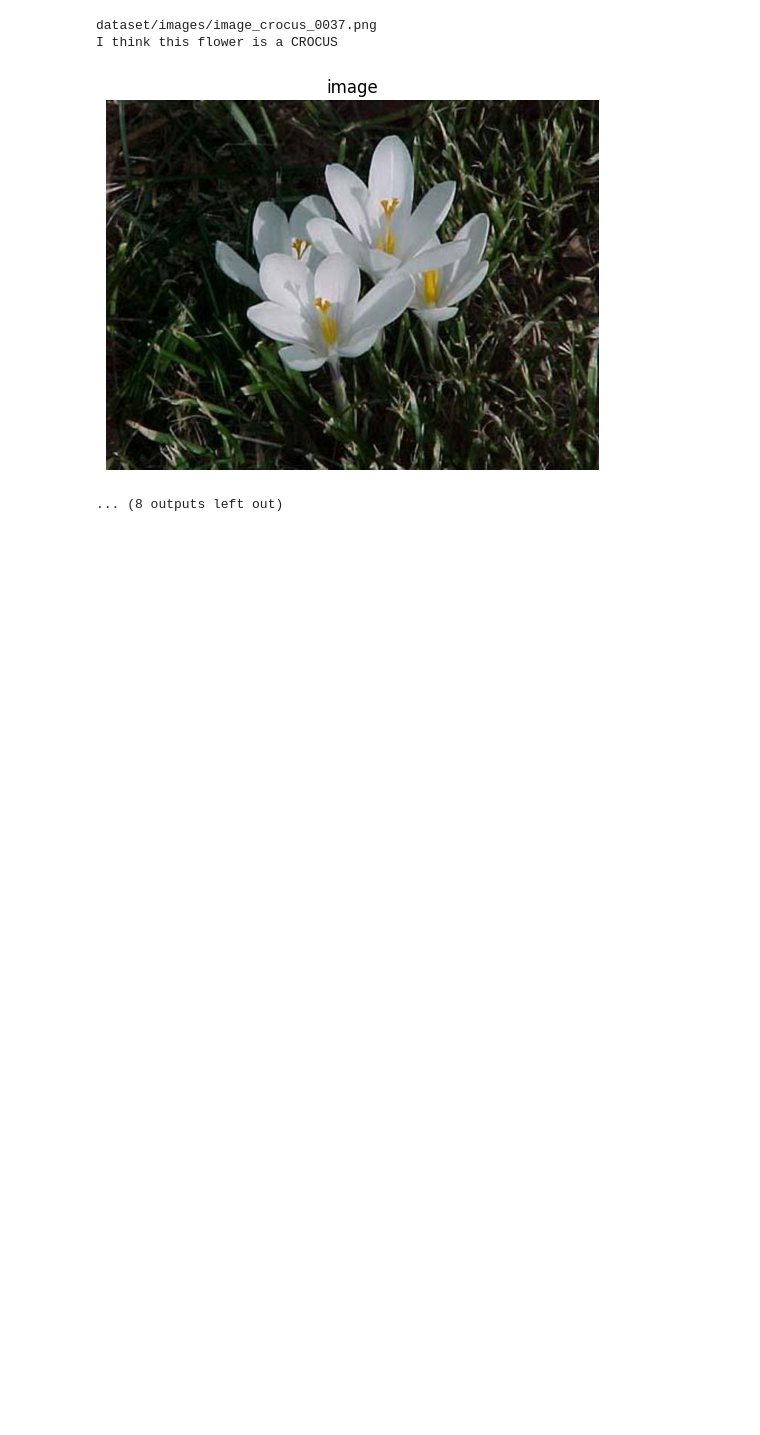
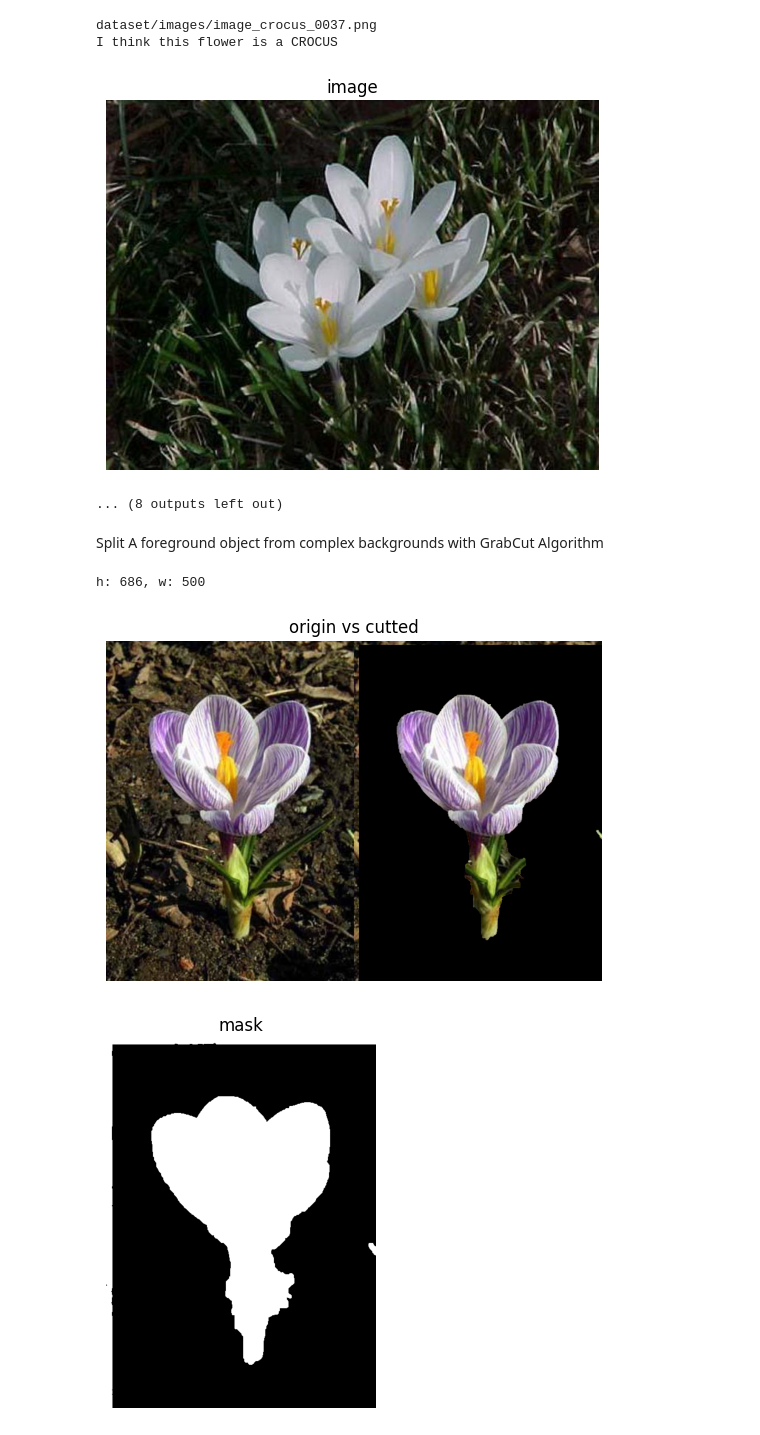
Before and after one commit to hmpippo/Computer-Vision-with-Machine-Learning-Practice, a Jupyter notebook: notebooks/case_study/plant_classification/classify.ipynb, the cells around one changed output. Saved outputs shown, nothing was run; the diff lists cells and outputs as text; code cells hidden in the pictures; blank space fills up the shorter version.

```diff
--- a/notebooks/case_study/plant_classification/classify.ipynb
+++ b/notebooks/case_study/plant_classification/classify.ipynb
@@ -87,3 +87,34 @@ dataset/images/image_crocus_0037.png
 I think this flower is a CROCUS
 [figure]
 ... (8 outputs left out)
+# %% [markdown]
+Split A foreground object from complex backgrounds with GrabCut Algorithm
+# %%
+import cv2
+import numpy as np
+from helper import draw
+
+image = cv2.imread("dataset/images/image_crocus_0001.png")
+(h, w) = image.shape[:2]
+print("h: {}, w: {}".format(h, w))
+mask = np.zeros(image.shape[:2], dtype = "uint8")
+
+bgd = np.zeros((1, 65), dtype="float64")
+fgd = np.zeros((1, 65), dtype="float64")
+
+rect = (10, 10, w, h)
+cv2.grabCut(image, mask, rect, bgd, fgd, 5, cv2.GC_INIT_WITH_RECT)
+
+mask2 = np.where((mask == 2) | (mask == 1), 0, 1).astype("uint8")
+cutted = image * mask2[:, :, np.newaxis]
+
+mask3 = cv2.cvtColor(cutted, cv2.COLOR_BGR2GRAY)
+blurred = cv2.GaussianBlur(mask3, (5, 5), 0)
+blurred[blurred > 0] = 255
+
+draw("origin vs cutted", np.hstack([image, cutted]))
+draw("mask", blurred)
+# %% [output]
+h: 686, w: 500
+[figure, added]
+[figure, added]
```
Also changed, not shown: 31 other files.
